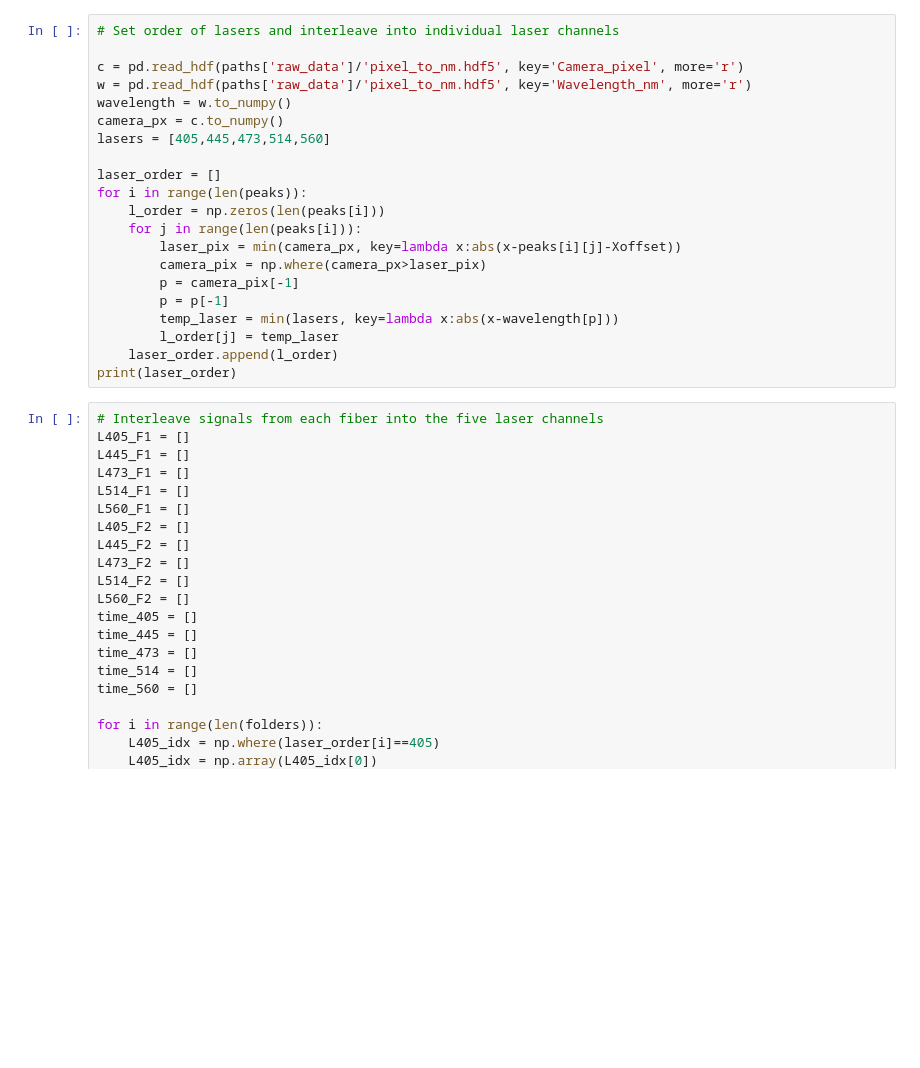
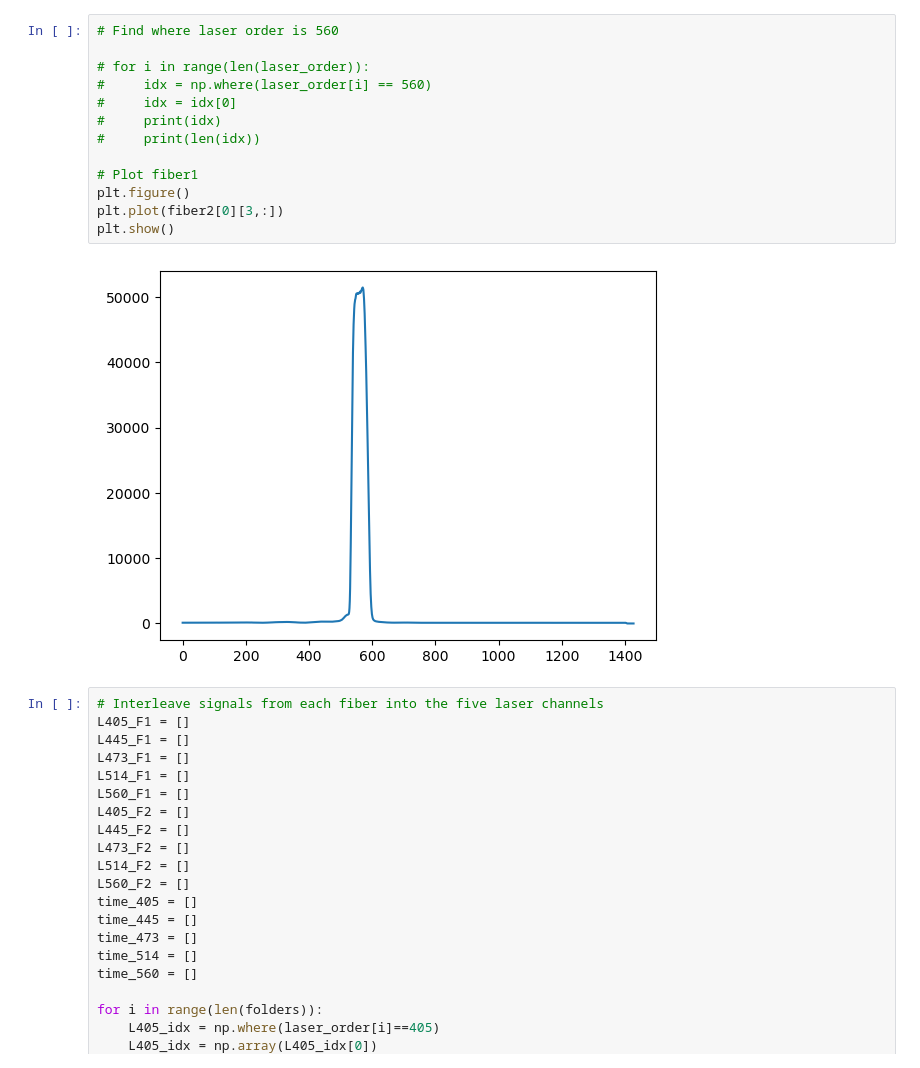
Before and after one commit to AllenNeuralDynamics/HSFPpreprocess, a Jupyter notebook: preprocess_03_tiff_to_intensity.ipynb, the cells around one changed output. Drawn from its saved outputs; the diff is of its cells as text; blank space fills up the shorter version.

```diff
--- a/preprocess_03_tiff_to_intensity.ipynb
+++ b/preprocess_03_tiff_to_intensity.ipynb
@@ -483,24 +225,18 @@ for i in range(len(time)):
-# %%
-# Set order of lasers and interleave into individual laser channels
-
-c = pd.read_hdf(paths['raw_data']/'pixel_to_nm.hdf5', key='Camera_pixel', more='r')
-w = pd.read_hdf(paths['raw_data']/'pixel_to_nm.hdf5', key='Wavelength_nm', more='r')
-wavelength = w.to_numpy()
-camera_px = c.to_numpy()
-lasers = [405,445,473,514,560]
-
-laser_order = []
-for i in range(len(peaks)):
-    l_order = np.zeros(len(peaks[i]))
-    for j in range(len(peaks[i])):
-        laser_pix = min(camera_px, key=lambda x:abs(x-peaks[i][j]-Xoffset))
-        camera_pix = np.where(camera_px>laser_pix)
-        p = camera_pix[-1]
-        p = p[-1]
-        temp_laser = min(lasers, key=lambda x:abs(x-wavelength[p]))
-        l_order[j] = temp_laser
-    laser_order.append(l_order)
-print(laser_order)
+# %%
+# Find where laser order is 560
+
+# for i in range(len(laser_order)):
+#     idx = np.where(laser_order[i] == 560)
+#     idx = idx[0]
+#     print(idx)
+#     print(len(idx))
+
+# Plot fiber1
+plt.figure()
+plt.plot(fiber2[0][3,:])
+plt.show()
+# %% [output]
+[figure, added]
 # %%
 # Interleave signals from each fiber into the five laser channels
 L405_F1 = []
```
Also changed, not shown: parts of 21 cells of this notebook, 22 other files.
